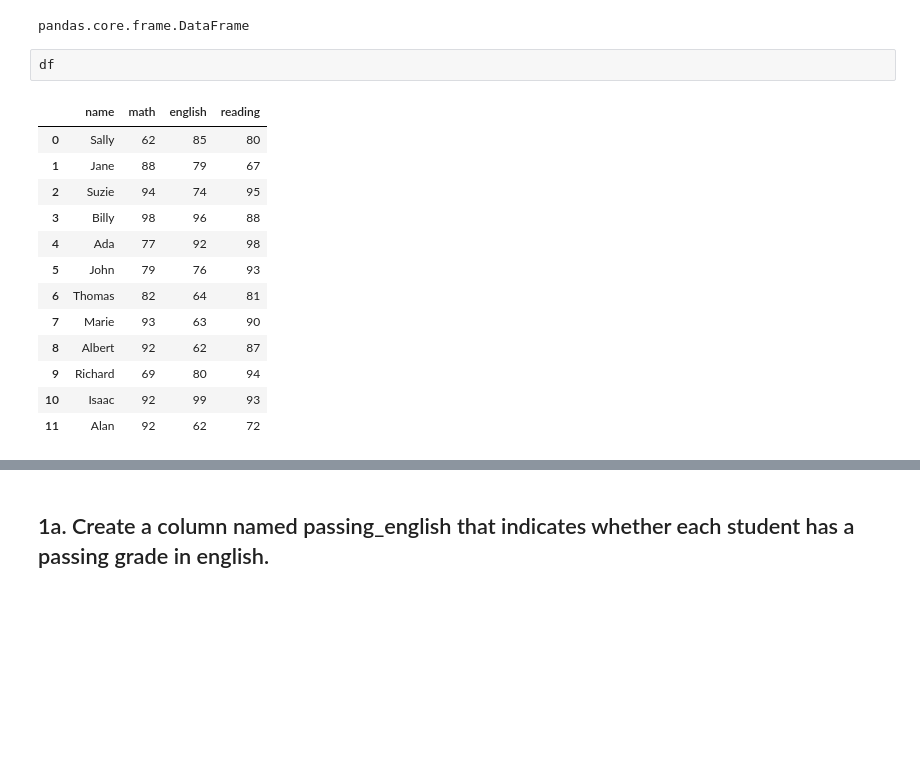
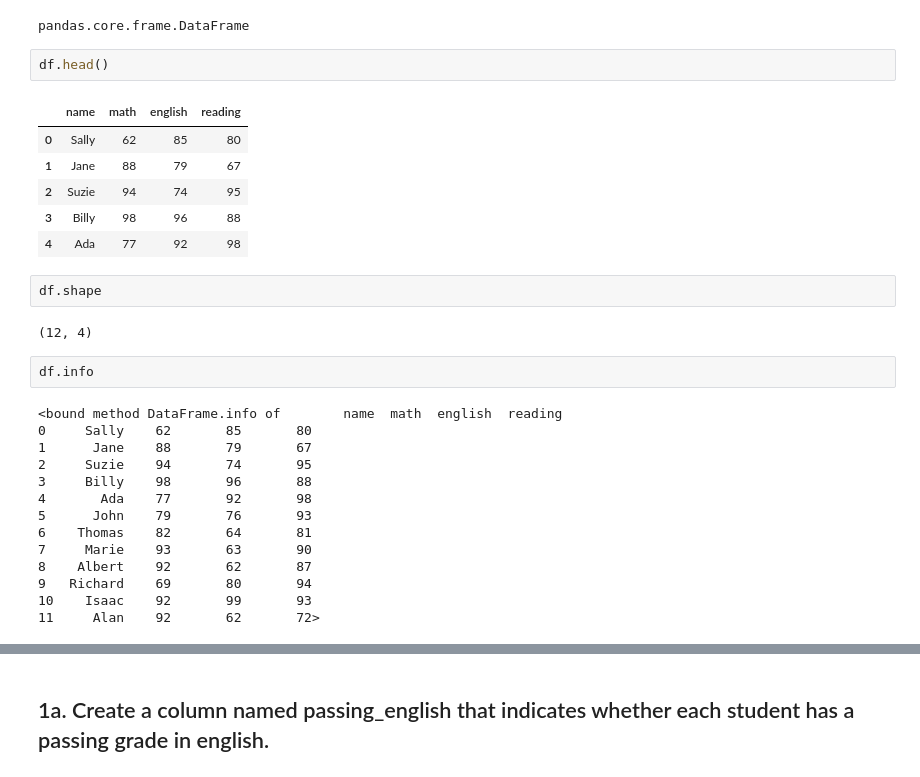
Before and after one commit to rachelrobbinsmayhill/numpy-pandas-visualization-exercises, a Jupyter notebook: dataframes.ipynb, the cells around one changed output, grey strips where cells are left out. Drawn from its saved outputs; the diff is of its cells as text; blank space fills up the shorter version.

```diff
--- a/dataframes.ipynb
+++ b/dataframes.ipynb
@@ -41,18 +41,31 @@ type(df)
 # %% [output]
 pandas.core.frame.DataFrame
 # %%
-df
+df.head()
 # %% [output]
 |  | name | math | english | reading |
 | 0 | Sally | 62 | 85 | 80 |
 | 1 | Jane | 88 | 79 | 67 |
 | 2 | Suzie | 94 | 74 | 95 |
 | 3 | Billy | 98 | 96 | 88 |
 | 4 | Ada | 77 | 92 | 98 |
-| 5 | John | 79 | 76 | 93 |
-| 6 | Thomas | 82 | 64 | 81 |
-| 7 | Marie | 93 | 63 | 90 |
-| 8 | Albert | 92 | 62 | 87 |
-| 9 | Richard | 69 | 80 | 94 |
-| 10 | Isaac | 92 | 99 | 93 |
-| 11 | Alan | 92 | 62 | 72 |
+# %%
+df.shape
+# %% [output]
+(12, 4)
+# %%
+df.info
+# %% [output]
+<bound method DataFrame.info of        name  math  english  reading
+0     Sally    62       85       80
+1      Jane    88       79       67
+2     Suzie    94       74       95
+3     Billy    98       96       88
+4       Ada    77       92       98
+5      John    79       76       93
+6    Thomas    82       64       81
+7     Marie    93       63       90
+8    Albert    92       62       87
+9   Richard    69       80       94
+10    Isaac    92       99       93
+11     Alan    92       62       72>
```
Also changed, not shown: parts of 11 cells of this notebook.
